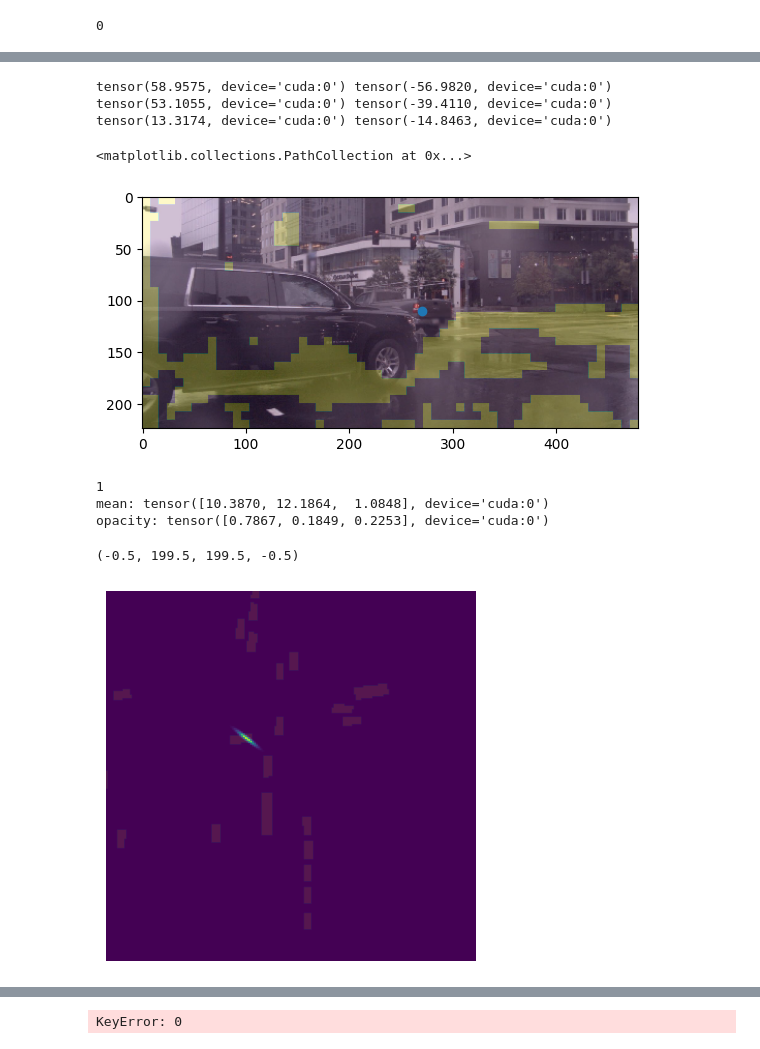
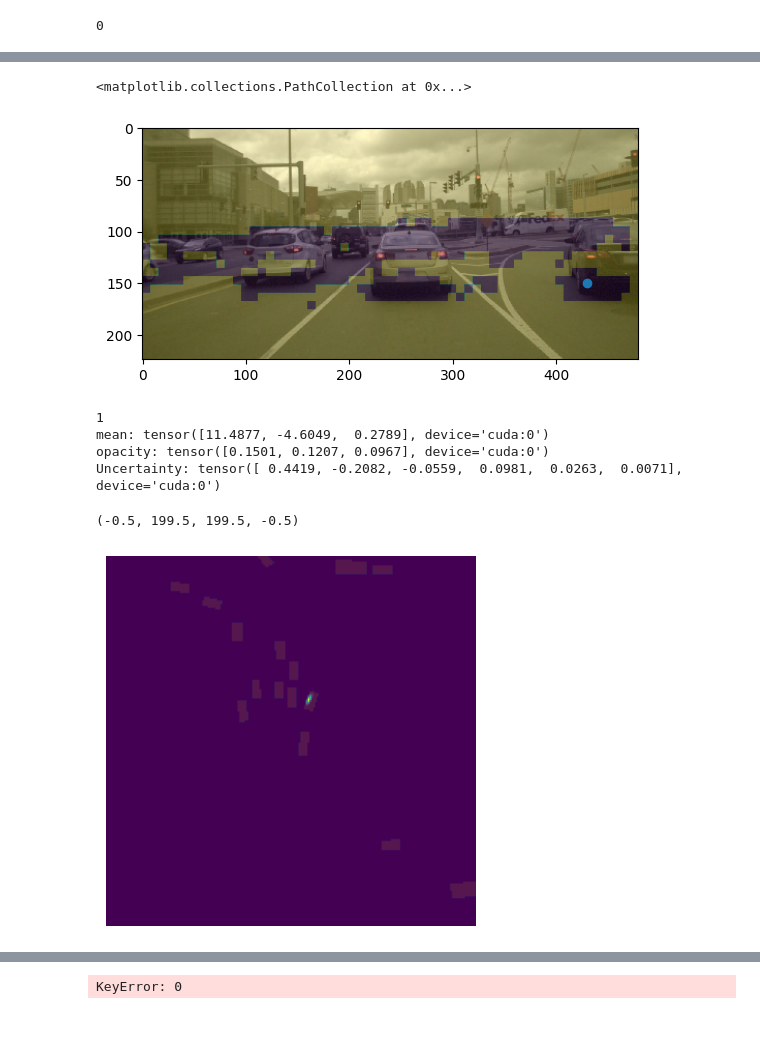
Before and after one commit to nargoo0328/cross_view_transformers, a Jupyter notebook: scripts/test_bug.ipynb, the cells around one changed output, grey strips where cells are left out. Drawn from its saved outputs; the diff is of its cells as text; code cells hidden in the pictures.

```diff
--- a/scripts/test_bug.ipynb
+++ b/scripts/test_bug.ipynb
@@ -95,7 +95,8 @@ if CHECKPOINT_PATH is None:
 # %%
 network.to(device)
 network.eval()
-batch = dataset.__getitem__(4006)
+network.error_tolerance = 1.0
+batch = dataset.__getitem__(600)
 for k, v in batch.items():
     if isinstance(v, torch.Tensor):
         batch[k] = v.to(device)[None]
@@ -157,26 +174,19 @@ opacities = rearrange(opacities, 'b (n h w) d -> (b n) d h w',n=6, h=h, w=w)
 uncertainty = rearrange(uncertainty, 'b (n h w) d -> (b n) h w d',n=6, h=h, w=w)
 mean = rearrange(mean, 'b (n h w) d -> (b n) h w d',n=6, h=h, w=w)
 # attn = rearrange(attn, 'b m (h w) (hh ww) -> b m h w hh ww', h=h, w=w, hh=h, ww=w)
-# %%
-for i in range(3):
-    print(mean[..., i].max(), mean[..., i].min())
-# %% [output]
-tensor(58.9575, device='cuda:0') tensor(-56.9820, device='cuda:0')
-tensor(53.1055, device='cuda:0') tensor(-39.4110, device='cuda:0')
-tensor(13.3174, device='cuda:0') tensor(-14.8463, device='cuda:0')
 # %%
-cam_index = 0
-y = 110
-x = 270
+cam_index = 1
+y = 150
+x = 430
 stage = 0
 plt.imshow(batch['image'][0,cam_index].cpu().permute(1,2,0))
 plt.imshow((F.interpolate((opacities<0.05).float(), scale_factor=8)[cam_index, 0]).cpu().numpy(), alpha=0.25)
 # plt.imshow((F.interpolate((opacities<0.05).squeeze(2).float(), scale_factor=8)[cam_index,stage]).cpu().numpy(), alpha=0.5)
 plt.scatter([x], [y])
 # print(depth[0,cam_index,:,y//8,x//8], uncertainty[cam_index, y//8,x//8])
 # %% [output]
 <matplotlib.collections.PathCollection at 0x...>
-[figure, old version]
+[figure, new version]
 # %%
 # stage = 3
 # features = pred['mid_output']['gaussians_list'][stage][0].reshape(6, 128, 28, 60)
@@ -195,10 +205,12 @@ x2 = x1 + 1
 print((y2-y1) * (x2-x1))
 print('mean:', mean[cam_index, y1, x1])
 print("opacity:", opacities[cam_index, :, y1, x1])
+print("Uncertainty:", uncertainty[cam_index, y1, x1])
 network.gs_render.set_render_scale(int(200), int(200))
 render_, _ = network.gs_render.forward_part_gaussians(features, mean, uncertainty, opacities, [1, 6], cam_index, [y1, y2], [x1, x2])
 # render_, _ = network.gs_render.forward_part_gaussians(features, mean, uncertainty, opacities, [1, 6], cam_index)
 # %% [output]
 1
-mean: tensor([10.3870, 12.1864,  1.0848], device='cuda:0')
-opacity: tensor([0.7867, 0.1849, 0.2253], device='cuda:0')
+mean: tensor([11.4877, -4.6049,  0.2789], device='cuda:0')
+opacity: tensor([0.1501, 0.1207, 0.0967], device='cuda:0')
+Uncertainty: tensor([ 0.4419, -0.2082, -0.0559,  0.0981,  0.0263,  0.0071], device='cuda:0')
@@ -218,4 +234,4 @@ plt.imshow(vehicles[0,0].detach().cpu().numpy(), alpha=0.1)
 plt.axis('off')
 # %% [output]
 (-0.5, 199.5, 199.5, -0.5)
-[figure, old version]
+[figure, new version]
```
Also changed, not shown: parts of 12 cells of this notebook, 10 other files.
